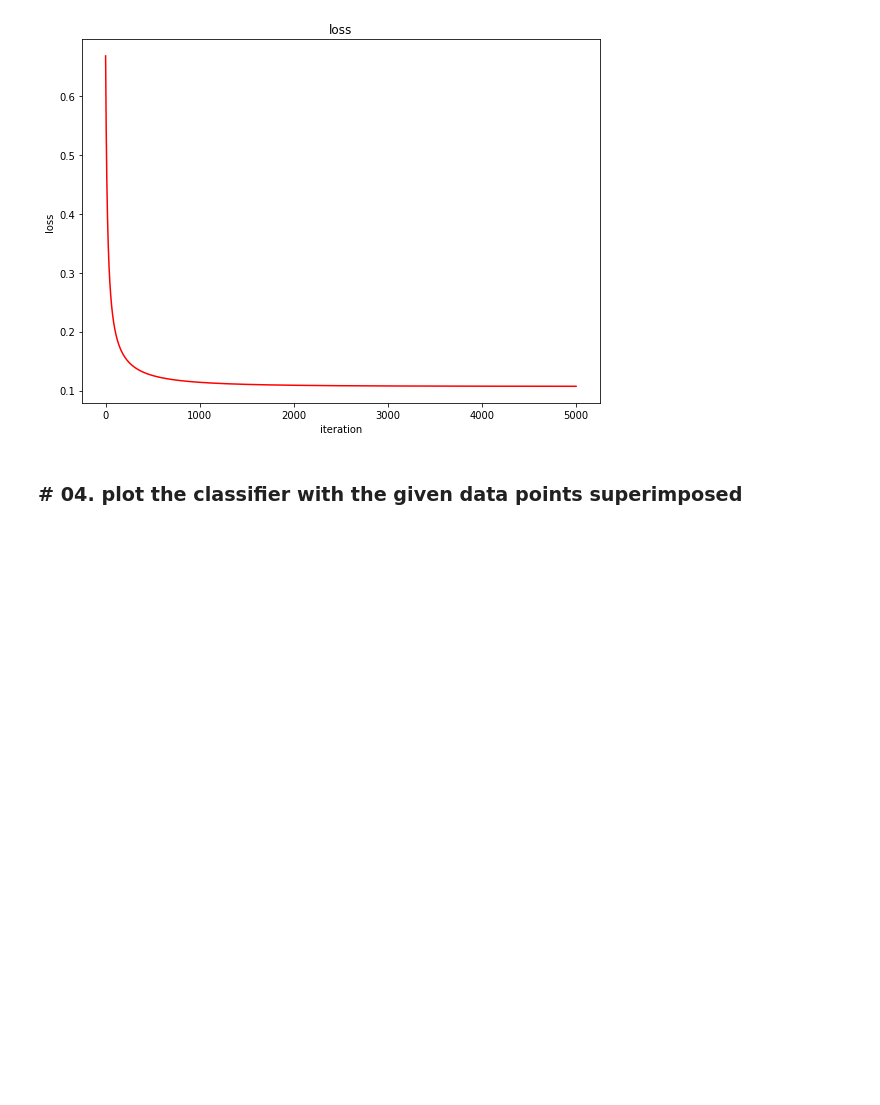
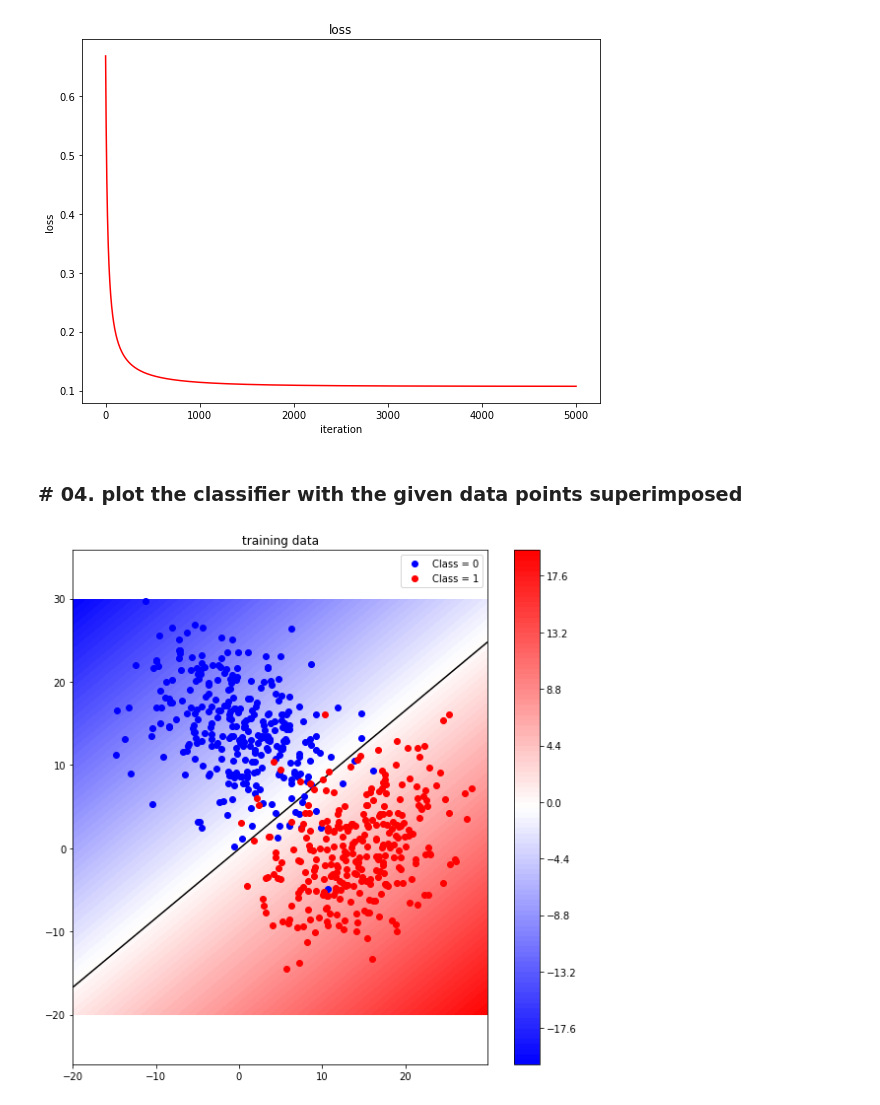
Before and after one commit to heji0826/assignment-machine-learning, a Jupyter notebook: 08/assignment_08.ipynb, the cells around one changed output. Cells and saved outputs as stored; diff of their text form; code cells hidden in the pictures; blank space fills up the shorter version.

```diff
--- a/08/assignment_08.ipynb
+++ b/08/assignment_08.ipynb
@@ -27,7 +27,7 @@ for i in range(num_data):
 ## define linear regression function with inputs $\theta = (\theta_0, \theta_1, \theta_2)$ and ${\rm point} = (1, x, y)$
 # %%
 def linear_regression(theta, x, y):
-    value = np.matmul(np.transpose(theta), np.array([1, x, y]))
+    value = np.matmul(np.transpose(theta), np.array([1, x, y],dtype=object))
     return value
 # %% [markdown]
 ## define sigmoid function with input $x$
@@ -162,12 +162,14 @@ def plot_classifier(point_x, point_y, label):
     plt.plot(bx, by, 'o', color='blue', label = 'Class = 0')
     plt.plot(rx, ry, 'o', color='red', label = 'Class = 1')
 
-    X, Y = np.meshgrid(point_x, point_y)
-    Z = linear_regression(theta, X, Y)
+    X = np.arange(-20, 30, 0.1)
+    Y = np.arange(-20, 30, 0.1)
+    gX, gY = np.meshgrid(X, Y)
+    Z = linear_regression(theta, gX, gY)
 
-    plt.contourf(X, Y, Z,levels = 100, cmap='bwr')
+    plt.contourf(gX, gY, Z,levels = 100, cmap='bwr')
     plt.colorbar()
-    plt.contour(X, Y, Z, levels= [0], colors = 'black')
+    plt.contour(gX, gY, Z, levels= [0], colors = 'black')
 
     plt.axis('equal')
     plt.legend()
@@ -203,0 +204,4 @@ plot_classifier(your_argument_list)
+# %%
+plot_classifier(point_x, point_y, label)
+# %% [output]
+[figure, added]
```
Also changed, not shown: parts of 1 cell of this notebook.
